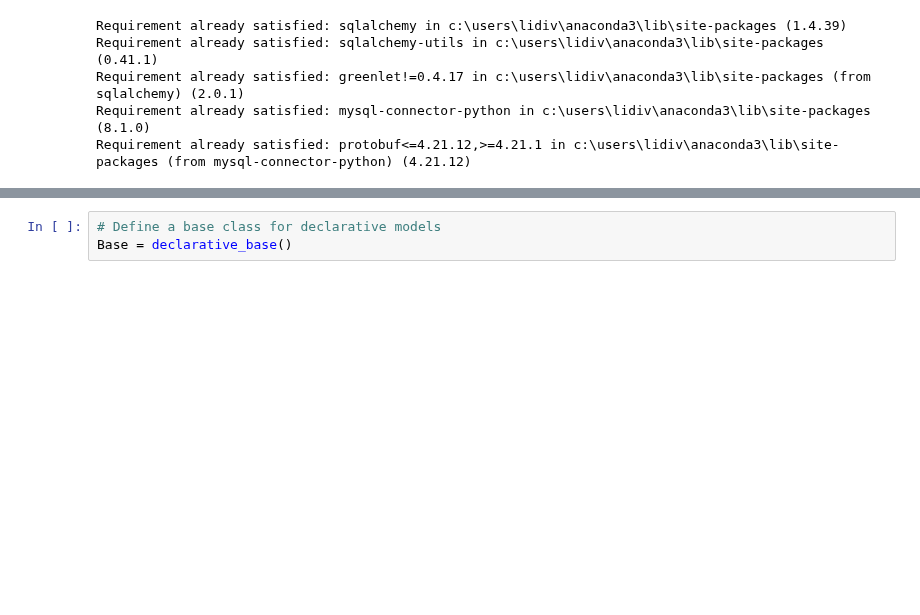
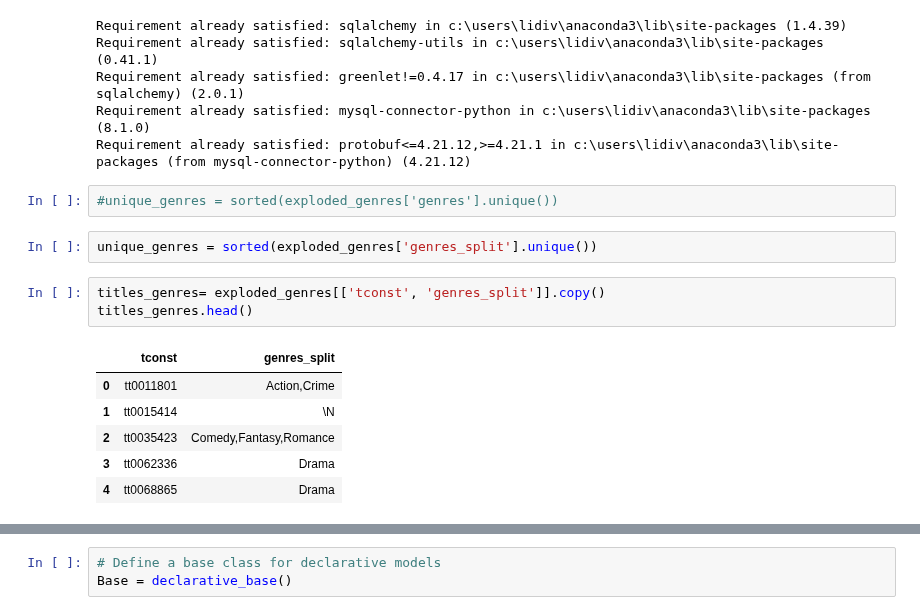
Before and after one commit to Lidivinekeng/project03, a Jupyter notebook: part 03.ipynb, the cells around one changed output, grey strips where cells are left out. Saved outputs shown, nothing was run; the diff lists cells and outputs as text; blank space fills up the shorter version.

```diff
--- a/part 03.ipynb
+++ b/part 03.ipynb
@@ -50,3 +68,17 @@ Requirement already satisfied: sqlalchemy-utils in c:\users\lidiv\anaconda3\lib\
 Requirement already satisfied: greenlet!=0.4.17 in c:\users\lidiv\anaconda3\lib\site-packages (from sqlalchemy) (2.0.1)
 Requirement already satisfied: mysql-connector-python in c:\users\lidiv\anaconda3\lib\site-packages (8.1.0)
 Requirement already satisfied: protobuf<=4.21.12,>=4.21.1 in c:\users\lidiv\anaconda3\lib\site-packages (from mysql-connector-python) (4.21.12)
+# %%
+#unique_genres = sorted(exploded_genres['genres'].unique())
+# %%
+unique_genres = sorted(exploded_genres['genres_split'].unique())
+# %%
+titles_genres= exploded_genres[['tconst', 'genres_split']].copy()
+titles_genres.head()
+# %% [output]
+|  | tconst | genres_split |
+| 0 | tt0011801 | Action,Crime |
+| 1 | tt0015414 | \N |
+| 2 | tt0035423 | Comedy,Fantasy,Romance |
+| 3 | tt0062336 | Drama |
+| 4 | tt0068865 | Drama |
```
Also changed, not shown: parts of 24 cells of this notebook.
